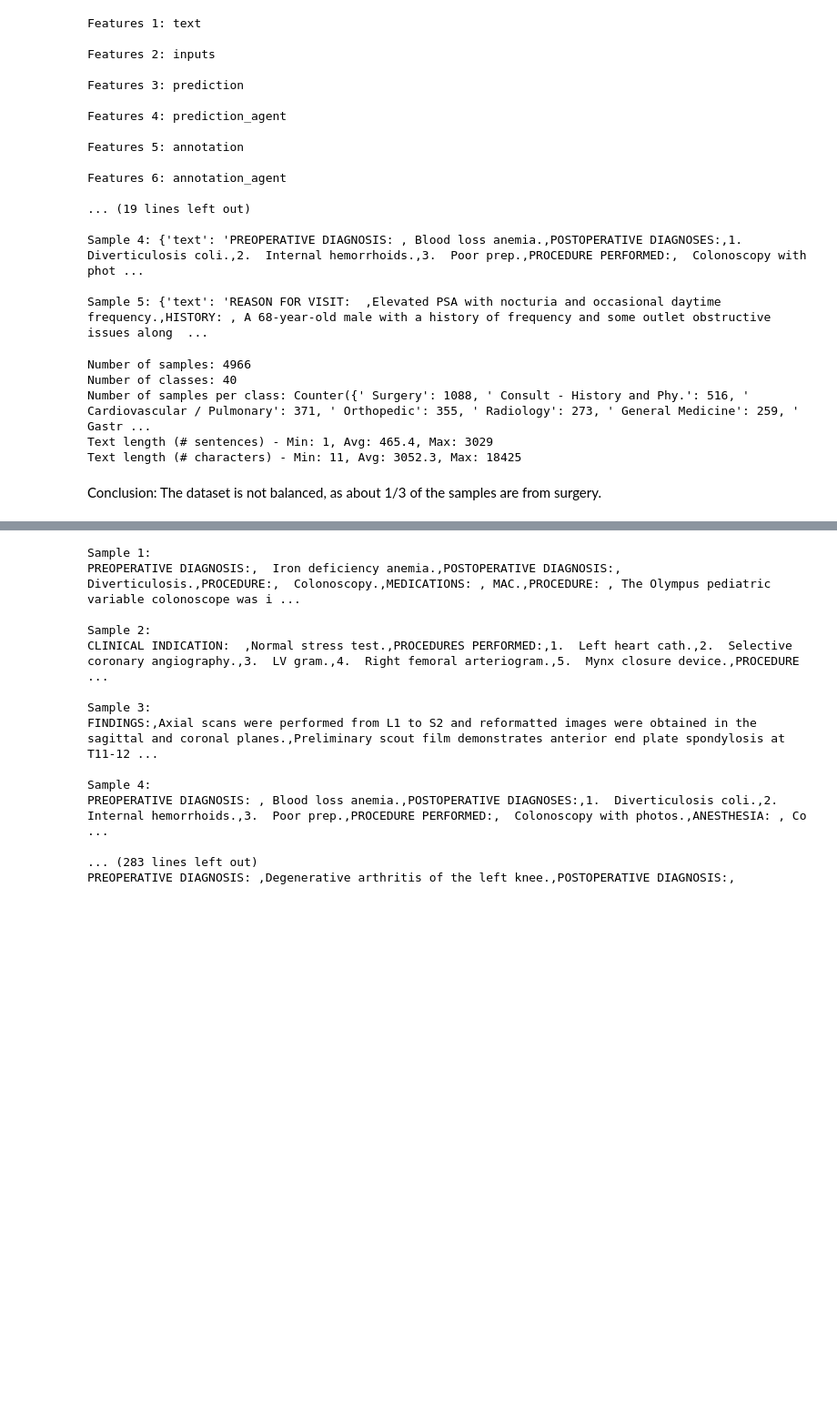
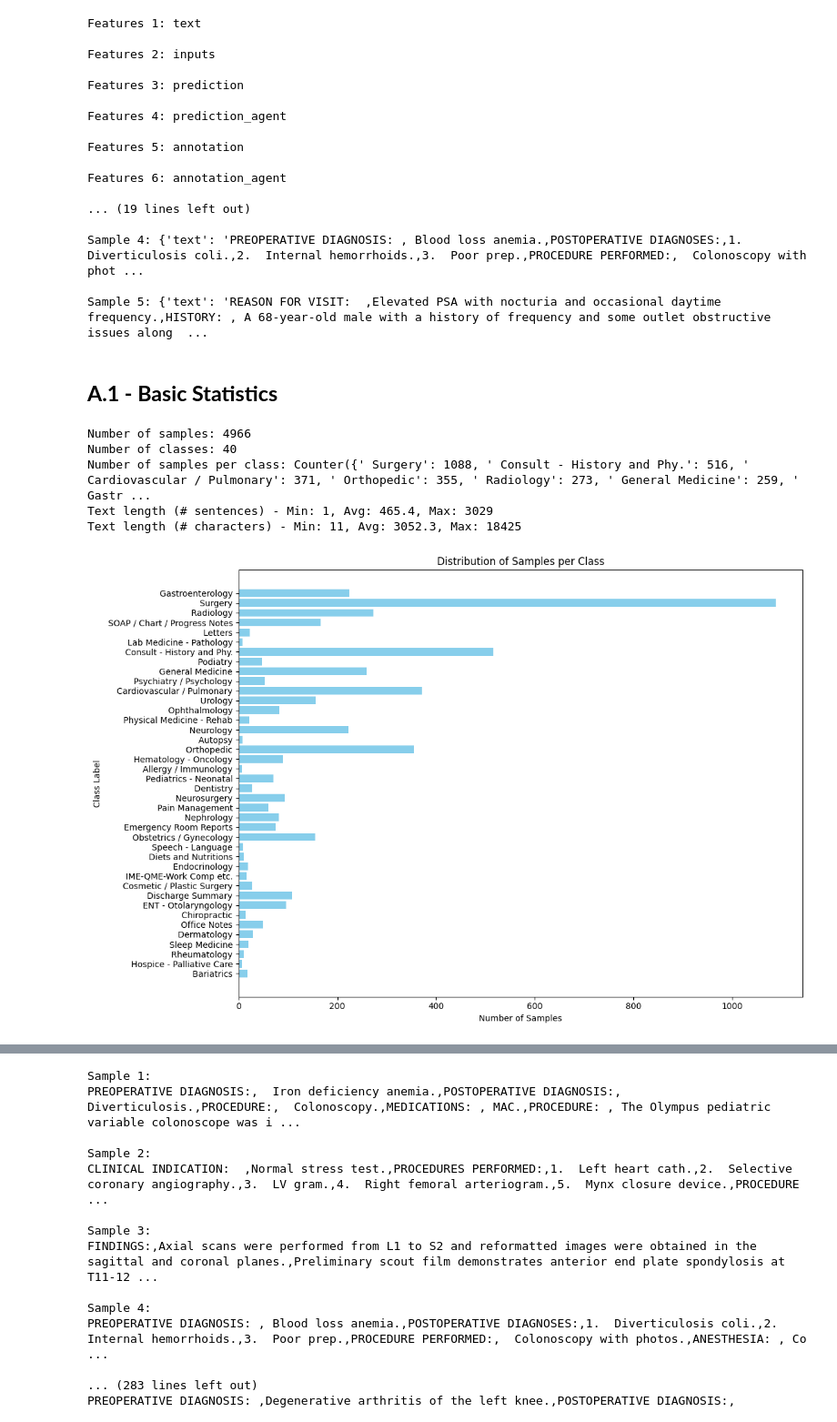
Before and after one commit to rmr284/NLP_project, a Jupyter notebook: task_1.ipynb, the cells around one changed output, grey strips where cells are left out. Shown: that part at 91% size. Saved outputs shown, nothing was run; the diff lists cells and outputs as text; code cells hidden in the pictures; blank space fills up the shorter version.

```diff
--- a/task_1.ipynb
+++ b/task_1.ipynb
@@ -51,6 +62,8 @@ Features 6: annotation_agent
 Sample 4: {'text': 'PREOPERATIVE DIAGNOSIS: , Blood loss anemia.,POSTOPERATIVE DIAGNOSES:,1.  Diverticulosis coli.,2.  Internal hemorrhoids.,3.  Poor prep.,PROCEDURE PERFORMED:,  Colonoscopy with phot ...
 
 Sample 5: {'text': 'REASON FOR VISIT:  ,Elevated PSA with nocturia and occasional daytime frequency.,HISTORY: , A 68-year-old male with a history of frequency and some outlet obstructive issues along  ...
+# %% [markdown]
+## **A.1 - Basic Statistics**
 # %%
 # 1. Basic statistics
 def basic_stats(data):
@@ -92,5 +105,33 @@ Number of classes: 40
 Number of samples per class: Counter({' Surgery': 1088, ' Consult - History and Phy.': 516, ' Cardiovascular / Pulmonary': 371, ' Orthopedic': 355, ' Radiology': 273, ' General Medicine': 259, ' Gastr ...
 Text length (# sentences) - Min: 1, Avg: 465.4, Max: 3029
 Text length (# characters) - Min: 11, Avg: 3052.3, Max: 18425
-# %% [markdown]
-Conclusion: The dataset is not balanced, as about 1/3 of the samples are from surgery.
+# %%
+import matplotlib.pyplot as plt
+from collections import Counter
+
+# Count the frequency of each prediction label in the dataset
+predictions = [item['label']
+               for example in ds['train']
+               for item in example['prediction']
+               if example['prediction'] not in [None, '']]
+
+# Get the count of each unique class
+prediction_counts = Counter(predictions)
+
+# Prepare data for plotting
+classes = list(prediction_counts.keys())
+counts = list(prediction_counts.values())
+
+# Plotting the distribution of samples per class
+plt.figure(figsize=(12, 8))
+plt.barh(classes, counts, color='skyblue')
+plt.xlabel('Number of Samples')
+plt.ylabel('Class Label')
+plt.title('Distribution of Samples per Class')
+plt.gca().invert_yaxis()  # Invert y-axis for better readability
+plt.tight_layout()
+
+# Show the plot
+plt.show()
+# %% [output]
+[figure, added]
```
Also changed, not shown: parts of 35 cells of this notebook.
